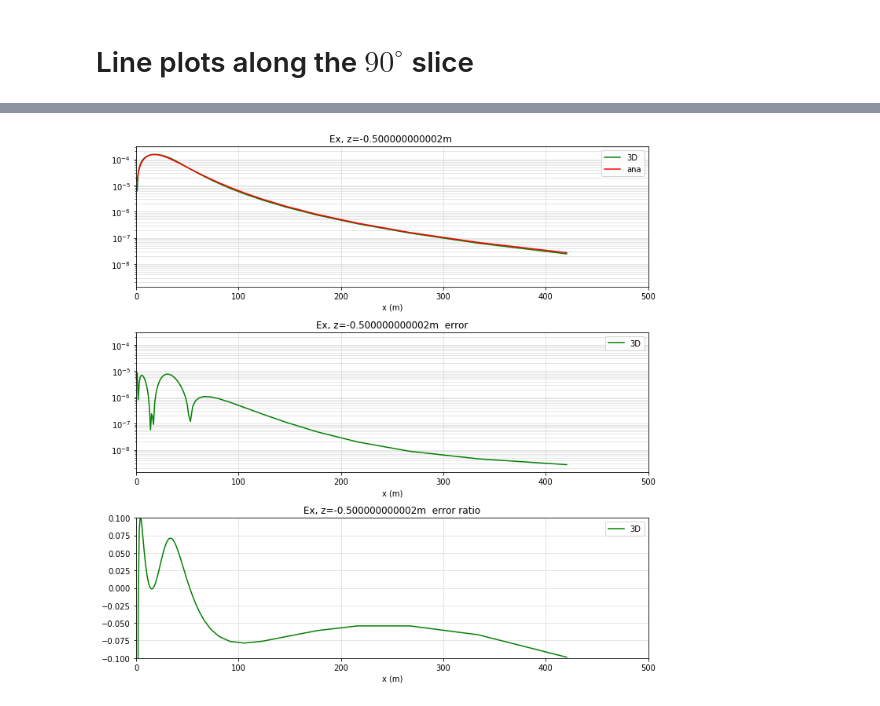
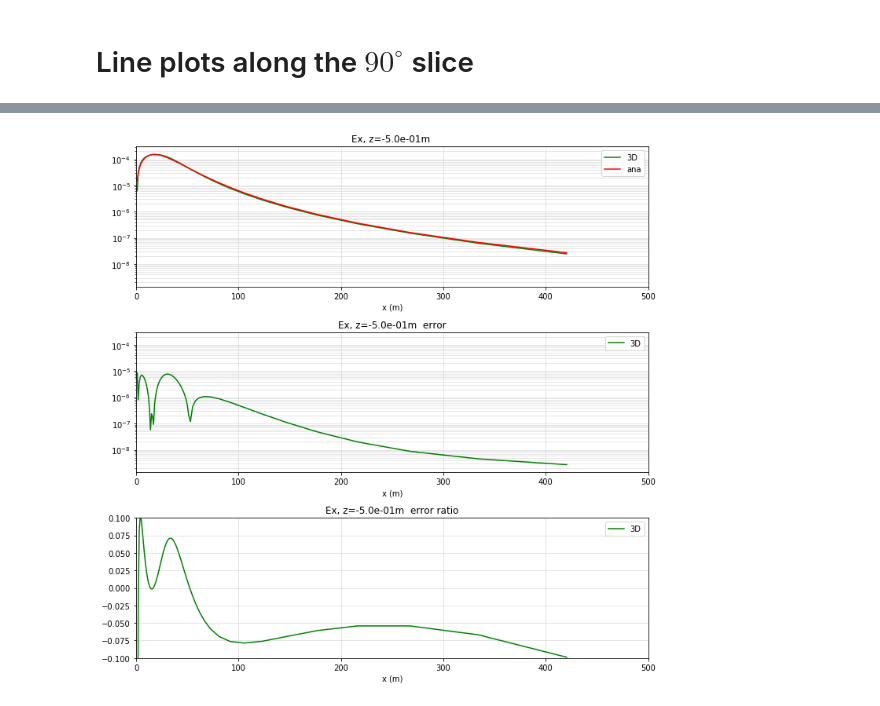
Before and after one commit to simpeg-research/heagy-2018-emcyl, a Jupyter notebook: appendix_notebooks/cyl3D_DC_horizontal_electric_dipole.ipynb, the cells around one changed output, grey strips where cells are left out. Cells and saved outputs as stored; diff of their text form; code cells hidden in the pictures.

```diff
--- a/appendix_notebooks/cyl3D_DC_horizontal_electric_dipole.ipynb
+++ b/appendix_notebooks/cyl3D_DC_horizontal_electric_dipole.ipynb
@@ -328,7 +328,7 @@ def plot_lines(x, e3D=None, eana=None, xlim=[0., 100.], name=None, xlabel=None):
     ax[2].set_title('{} error ratio'.format(name))
     ax[2].legend()
 
-    [a.set_ylim([np.absolute(eana).min()*0.05, np.absolute(eana).max()*2]) for a in ax[:2]]
+    [a.set_ylim([np.min(np.absolute(eana))*0.05, np.max(np.absolute(eana))*2]) for a in ax[:2]]
     [a.grid(which='both', linestyle='-', color=[0.8, 0.8, 0.8, 0.5], linewidth=0.5) for a in ax]
 
     if xlabel is not None:
@@ -337,11 +337,11 @@ def plot_lines(x, e3D=None, eana=None, xlim=[0., 100.], name=None, xlabel=None):
 
     return fig, ax
 # %%
-z_ind = mesh2D.vnC[2]/2 - 1
-print('looking at z={}'.format(mesh2D.vectorCCz[z_ind]))
+z_ind = int(mesh2D.vnC[2]/2. - 1)
+print('looking at z={:1.1e}'.format(mesh2D.vectorCCz[z_ind]))
 
 fig, ax = plot_lines(
     mesh2D.vectorNx, e3D_x[:, z_ind], eana_x[:, z_ind], xlim=[0., 500.],
-    name='Ex, z={}m '.format(mesh2D.vectorCCz[z_ind]), xlabel='x (m)'
+    name='Ex, z={:1.1e}m '.format(mesh2D.vectorCCz[z_ind]), xlabel='x (m)'
 )
 # %% [output]
@@ -349,3 +349,3 @@ looking at z=-0.500000000002
-[figure, old version]
+[figure, new version]
 # %%
 x_ind =  15
```
Also changed, not shown: parts of 5 cells of this notebook, 5 other files.
